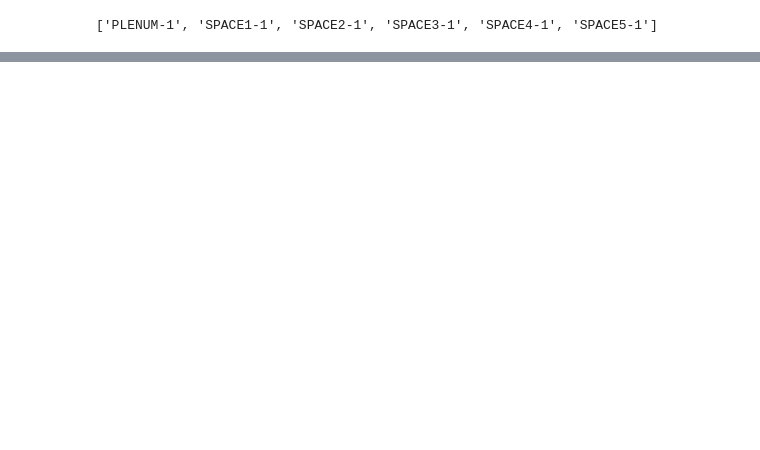
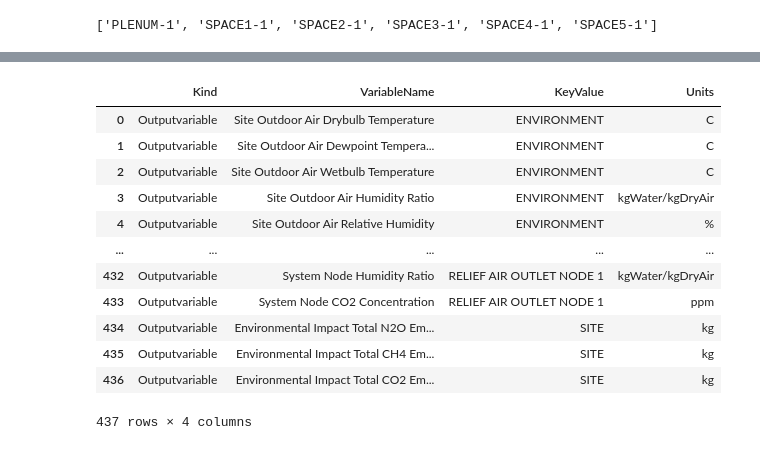
Before and after one commit to janithcyapa/Decentralized-HVAC-Control-System, a Jupyter notebook: energy-plus-utility.ipynb, the cells around one changed output, grey strips where cells are left out. Cells and saved outputs as stored; diff of their text form; code cells hidden in the pictures; blank space fills up the shorter version.

```diff
--- a/energy-plus-utility.ipynb
+++ b/energy-plus-utility.ipynb
@@ -241,0 +274,16 @@ util.list_available_meters()
+# %%
+util.list_available_variables()
+# %% [output]
+|  | Kind | VariableName | KeyValue | Units |
+| 0 | Outputvariable | Site Outdoor Air Drybulb Temperature | ENVIRONMENT | C |
+| 1 | Outputvariable | Site Outdoor Air Dewpoint Tempera... | ENVIRONMENT | C |
+| 2 | Outputvariable | Site Outdoor Air Wetbulb Temperature | ENVIRONMENT | C |
+| 3 | Outputvariable | Site Outdoor Air Humidity Ratio | ENVIRONMENT | kgWater/kgDryAir |
+| 4 | Outputvariable | Site Outdoor Air Relative Humidity | ENVIRONMENT | % |
+| ... | ... | ... | ... | ... |
+| 432 | Outputvariable | System Node Humidity Ratio | RELIEF AIR OUTLET NODE 1 | kgWater/kgDryAir |
+| 433 | Outputvariable | System Node CO2 Concentration | RELIEF AIR OUTLET NODE 1 | ppm |
+| 434 | Outputvariable | Environmental Impact Total N2O Em... | SITE | kg |
+| 435 | Outputvariable | Environmental Impact Total CH4 Em... | SITE | kg |
+| 436 | Outputvariable | Environmental Impact Total CO2 Em... | SITE | kg |
+437 rows × 4 columns
```
Also changed, not shown: parts of 6 cells of this notebook.
